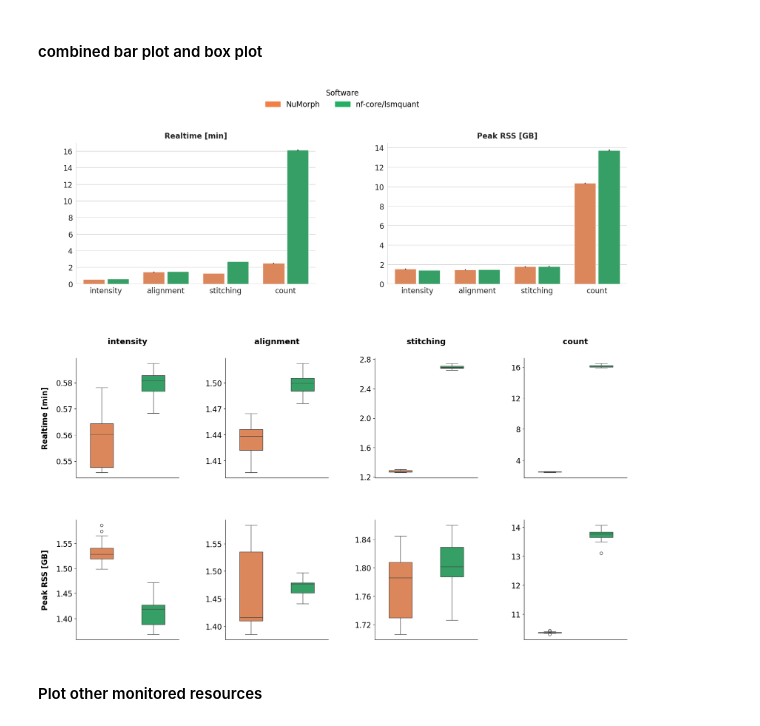
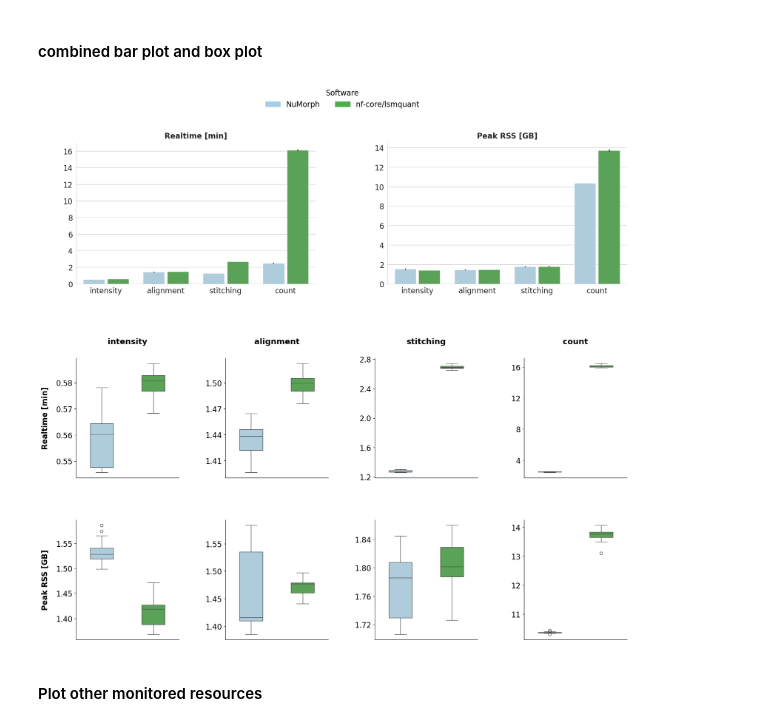
Before and after one commit to CaroAMN/rescue_orphan_code_results, a Jupyter notebook: resource_usage/scaling_results.ipynb, the cells around one changed output. Cells and saved outputs as stored; diff of their text form; code cells hidden in the pictures.

```diff
--- a/resource_usage/scaling_results.ipynb
+++ b/resource_usage/scaling_results.ipynb
@@ -486,7 +486,7 @@ summary_stats
 # %%
 ## color style for the plots
 palette = {
-    "NuMorph": "#ff7f00",
+    "NuMorph": "#a6cee3",
     "nf-core/lsmquant": "#4daf4a"
 }
 # %% [markdown]
@@ -726,39 +726,37 @@ for row, (y_col, y_label) in enumerate(metrics):
 
         # Column title only on top row
         if row == 0:
             ax.set_title(process, fontsize=17, fontweight="bold", pad=30)
 
         # Y-axis label only on leftmost column
         ax.set_ylabel(y_label if col == 0 else "",
                     fontsize=16, fontweight="bold", labelpad=15)
         ax.set_xlabel("")
         ax.set_xticks([])
         ax.tick_params(axis='y', labelsize=16)
         ax.spines[["top", "right"]].set_visible(False)
 
 # ── Single shared legend at the top ─────────────────────────────────────────
 handles = [mpatches.Patch(color=palette[s], label=s)
            for s in benchmark_df['software'].unique()]
 fig.legend(
     handles=handles,
     title="Software",
     loc="upper center",
     ncol=len(handles),
     fontsize=16,
     title_fontsize=16,
     bbox_to_anchor=(0.5, 0.98),
     frameon=False,
 )
 
-# ── Row labels ───────────────────────────────────────────────────────────────
-#fig.text(0.01, 0.75, "Bar plots", va="center", rotation="vertical",
-#         fontsize=12, color="grey")
-#fig.text(0.01, 0.30, "Box plots", va="center", rotation="vertical",
-#         fontsize=12, color="grey")
+# Save figurer
+plt.savefig("resource_usage_testdataset.png", dpi=300, bbox_inches="tight",
+            facecolor="white")
 
 plt.show()
 # %% [output]
-[figure, old version]
+[figure, new version]
 # %% [markdown]
 #### Plot other monitored resources
 # %%
```
Also changed, not shown: parts of 12 cells of this notebook, 6 other files.
